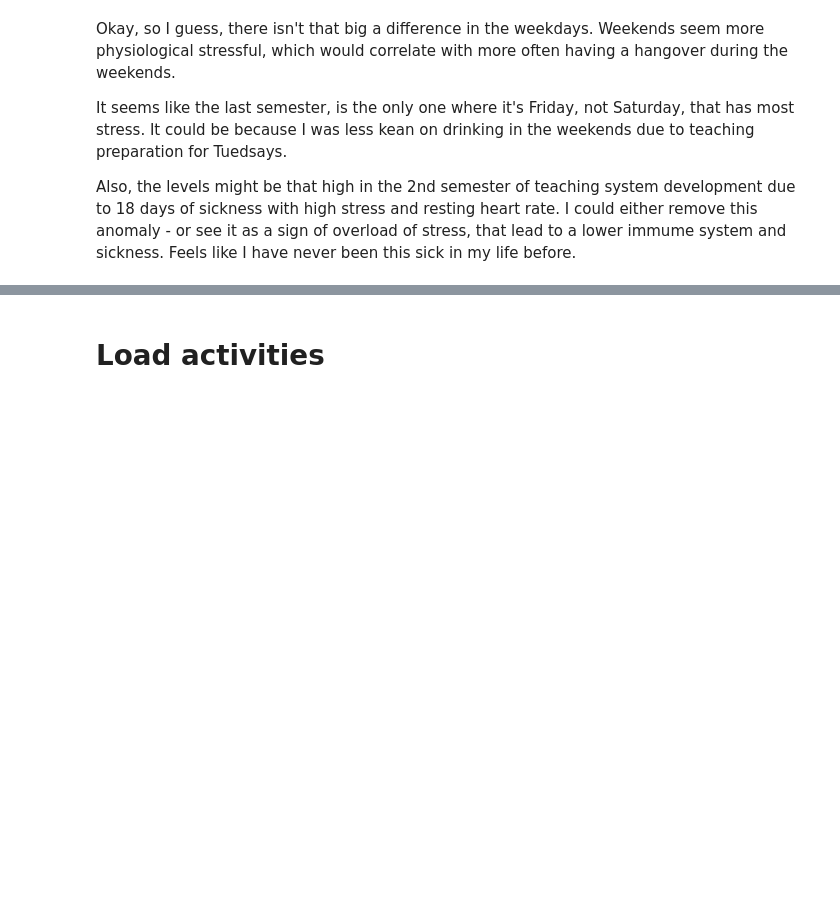
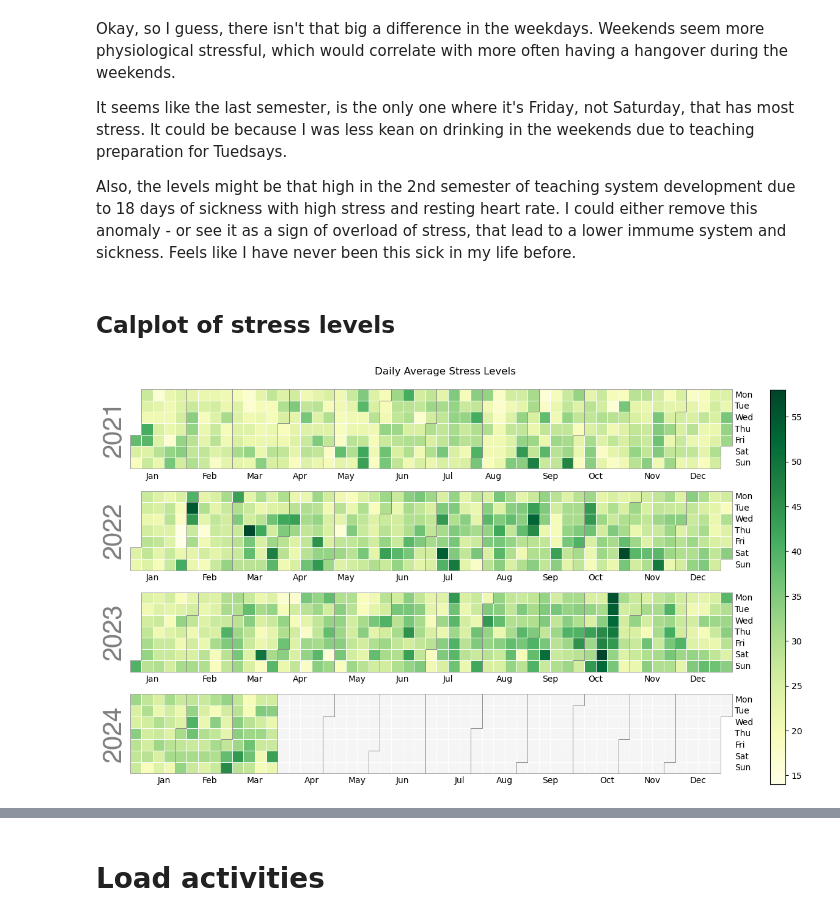
Before and after one commit to cats-and-the-city/playground, a Jupyter notebook: GarminDataStressWellnessActivities.ipynb, the cells around one changed output, grey strips where cells are left out. Saved outputs shown, nothing was run; the diff lists cells and outputs as text; code cells hidden in the pictures; blank space fills up the shorter version.

```diff
--- a/GarminDataStressWellnessActivities.ipynb
+++ b/GarminDataStressWellnessActivities.ipynb
@@ -431,3 +410,14 @@ Okay, so I guess, there isn't that big a difference in the weekdays. Weekends se
 It seems like the last semester, is the only one where it's Friday, not Saturday, that has most stress. It could be because I was less kean on drinking in the weekends due to teaching preparation for Tuedsays.
 
 Also, the levels might be that high in the 2nd semester of teaching system development due to 18 days of sickness with high stress and resting heart rate. I could either remove this anomaly - or see it as a sign of overload of stress, that lead to a lower immume system and sickness. Feels like I have never been this sick in my life before.
+# %% [markdown]
+##  Calplot of stress levels
+# %%
+import calplot
+
+calplot.calplot(data=health_df['average_stress'], cmap='YlGn', linewidth=0.5,
+                how='mean', suptitle='Daily Average Stress Levels')
+
+plt.show()
+# %% [output]
+[figure, added]
```
Also changed, not shown: parts of 4 cells of this notebook.
